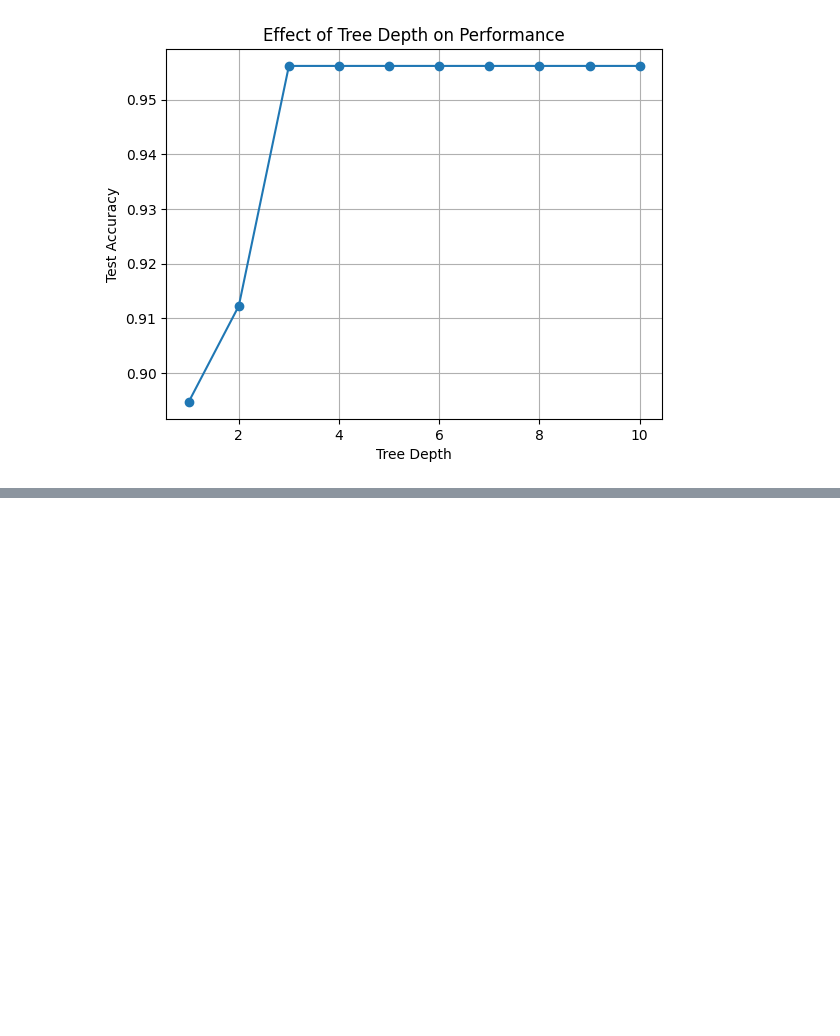
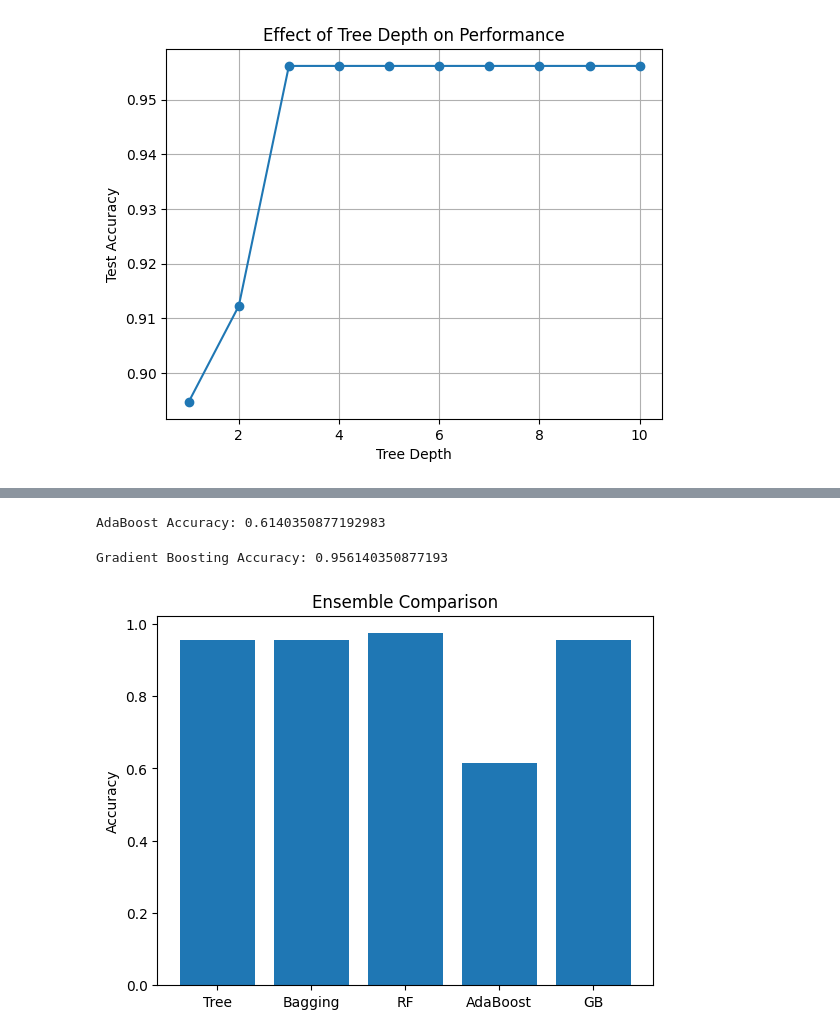
Before and after one commit to Ansh-Ice/ML-From-Scratch, a Jupyter notebook: Random Forest/code.ipynb, the cells around one changed output, grey strips where cells are left out. Saved outputs shown, nothing was run; the diff lists cells and outputs as text; code cells hidden in the pictures; blank space fills up the shorter version.

```diff
--- a/Random Forest/code.ipynb
+++ b/Random Forest/code.ipynb
@@ -477,0 +480,4 @@ plt.show()
+# %%
+# Convert labels to -1 and +1
+y_train_boost = np.where(y_train == 0, -1, 1)
+y_test_boost = np.where(y_test == 0, -1, 1)
@@ -477,0 +566,26 @@ plt.show()
+# %%
+ada = AdaBoost(n_estimators=20)
+ada.fit(X_train, y_train_boost)
+
+y_pred_ada = ada.predict(X_test)
+acc_ada = np.mean(y_pred_ada == y_test_boost)
+
+print("AdaBoost Accuracy:", acc_ada)
+# %% [output]
+AdaBoost Accuracy: 0.6140350877192983
+# %%
+def build_tree_reg(X, y, depth=0, max_depth=3):
+    if depth >= max_depth or len(y) <= 1:
+        return Node(value=np.mean(y))
+
+    feature, threshold = best_split(X, y)
+
+    if feature is None:
+        return Node(value=np.mean(y))
+
+    X_l, y_l, X_r, y_r = split(X, y, feature, threshold)
+
+    left = build_tree_reg(X_l, y_l, depth + 1, max_depth)
+    right = build_tree_reg(X_r, y_r, depth + 1, max_depth)
+
+    return Node(feature, threshold, left, right)
@@ -477,0 +622,21 @@ plt.show()
+# %%
+gb = GradientBoosting(n_estimators=20, learning_rate=0.1, max_depth=3)
+gb.fit(X_train, y_train)
+
+y_pred_gb = gb.predict_gb(X_test)
+acc_gb = np.mean(y_pred_gb == y_test)
+
+print("Gradient Boosting Accuracy:", acc_gb)
+# %% [output]
+Gradient Boosting Accuracy: 0.956140350877193
+# %%
+models = ["Tree", "Bagging", "RF", "AdaBoost", "GB"]
+accuracies = [acc_tree, acc_bag, acc_rf, acc_ada, acc_gb]
+
+plt.figure()
+plt.bar(models, accuracies)
+plt.ylabel("Accuracy")
+plt.title("Ensemble Comparison")
+plt.show()
+# %% [output]
+[figure, added]
```
Also changed, not shown: parts of 14 cells of this notebook.
